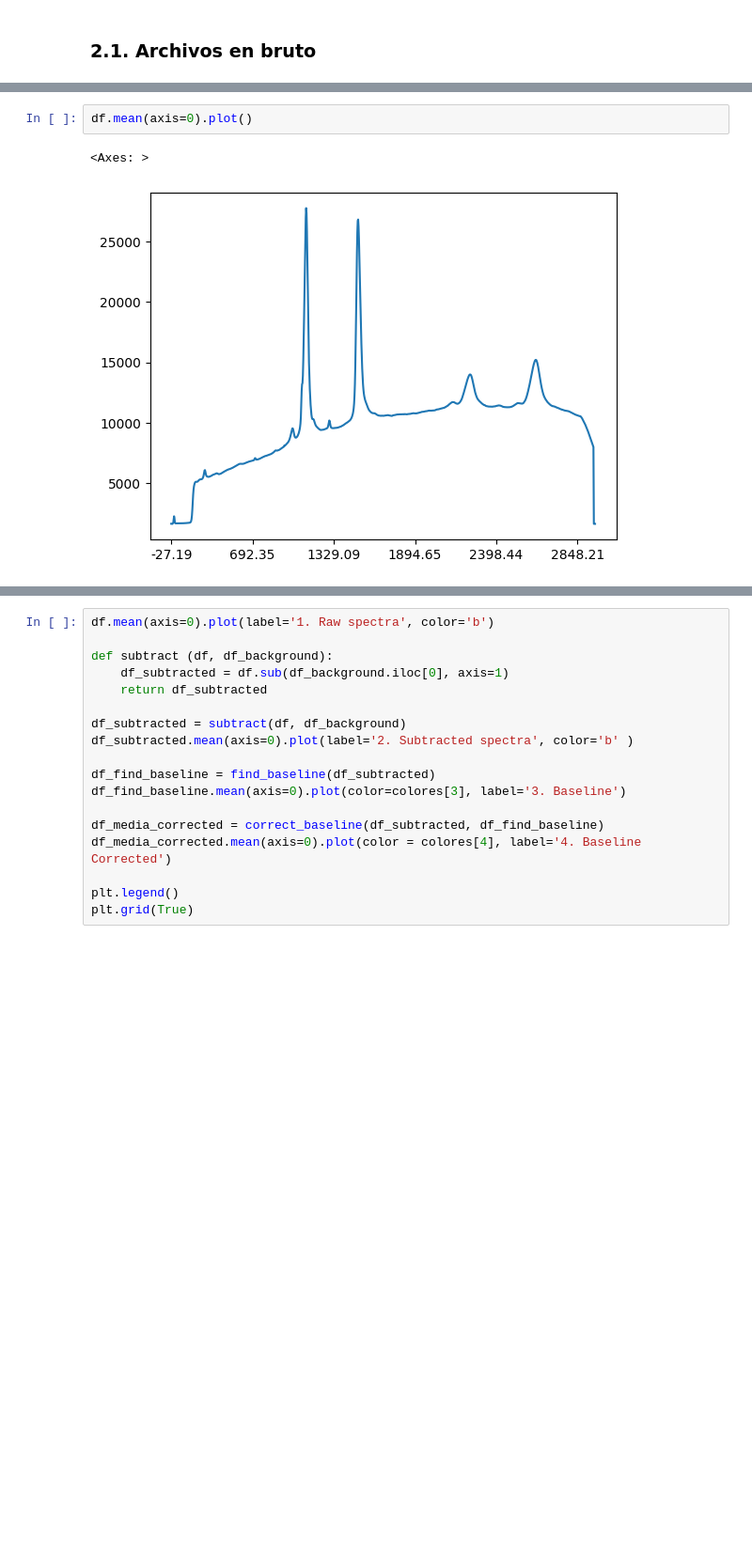
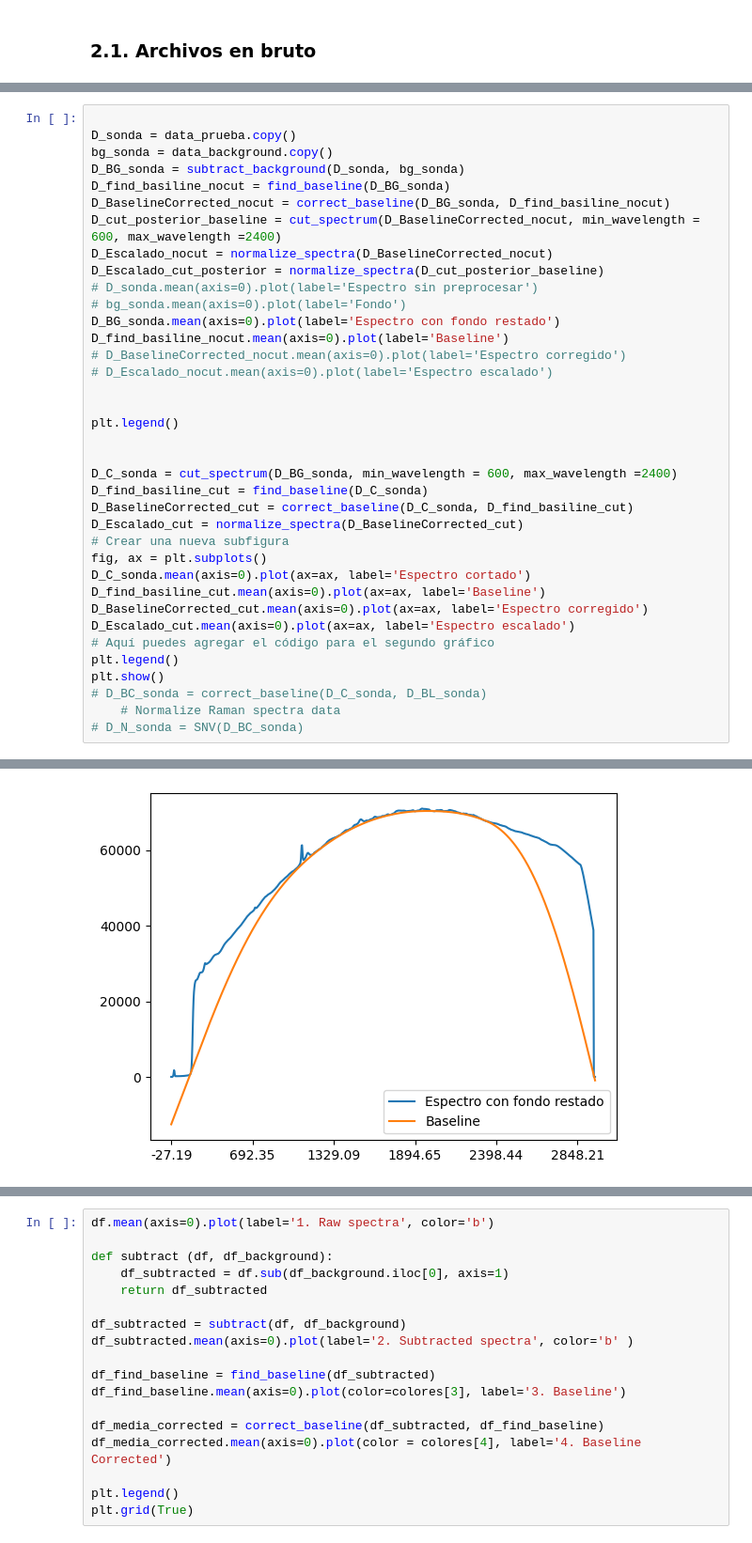
Before and after one commit to andreaperezasen/TFM-ML-Raman-Conchas-Arqueologicas, a Jupyter notebook: Code/Notebooks/procesado_sonda532nm.ipynb, the cells around one changed output, grey strips where cells are left out. Shown at 94% size. Drawn from its saved outputs; the diff is of its cells as text; blank space fills up the shorter version.

Commit message:
Procesado Sonda

```diff
--- a/Code/Notebooks/procesado_sonda532nm.ipynb
+++ b/Code/Notebooks/procesado_sonda532nm.ipynb
@@ -414,5 +392,38 @@ TypeError: '>=' not supported between instances of 'str' and 'int'
-# %%
-df.mean(axis=0).plot()
-# %% [output]
-<Axes: >
-[figure, removed]
+# %%
+
+D_sonda = data_prueba.copy()
+bg_sonda = data_background.copy()
+D_BG_sonda = subtract_background(D_sonda, bg_sonda)
+D_find_basiline_nocut = find_baseline(D_BG_sonda)
+D_BaselineCorrected_nocut = correct_baseline(D_BG_sonda, D_find_basiline_nocut)
+D_cut_posterior_baseline = cut_spectrum(D_BaselineCorrected_nocut, min_wavelength = 600, max_wavelength =2400)
+D_Escalado_nocut = normalize_spectra(D_BaselineCorrected_nocut)
+D_Escalado_cut_posterior = normalize_spectra(D_cut_posterior_baseline)
+# D_sonda.mean(axis=0).plot(label='Espectro sin preprocesar')
+# bg_sonda.mean(axis=0).plot(label='Fondo')
+D_BG_sonda.mean(axis=0).plot(label='Espectro con fondo restado')
+D_find_basiline_nocut.mean(axis=0).plot(label='Baseline')
+# D_BaselineCorrected_nocut.mean(axis=0).plot(label='Espectro corregido')
+# D_Escalado_nocut.mean(axis=0).plot(label='Espectro escalado')
+
+
+plt.legend()
+
+
+D_C_sonda = cut_spectrum(D_BG_sonda, min_wavelength = 600, max_wavelength =2400)
+D_find_basiline_cut = find_baseline(D_C_sonda)
+D_BaselineCorrected_cut = correct_baseline(D_C_sonda, D_find_basiline_cut)
+D_Escalado_cut = normalize_spectra(D_BaselineCorrected_cut)
+# Crear una nueva subfigura
+fig, ax = plt.subplots()
+D_C_sonda.mean(axis=0).plot(ax=ax, label='Espectro cortado')
+D_find_basiline_cut.mean(axis=0).plot(ax=ax, label='Baseline')
+D_BaselineCorrected_cut.mean(axis=0).plot(ax=ax, label='Espectro corregido')
+D_Escalado_cut.mean(axis=0).plot(ax=ax, label='Espectro escalado')
+# Aquí puedes agregar el código para el segundo gráfico
+plt.legend()
+plt.show()
+# D_BC_sonda = correct_baseline(D_C_sonda, D_BL_sonda)
+    # Normalize Raman spectra data
+# D_N_sonda = SNV(D_BC_sonda)
+# %% [output]
@@ -418,0 +447 @@ df.mean(axis=0).plot()
+[figure, added]
```
Also changed, not shown: parts of 13 cells of this notebook.
